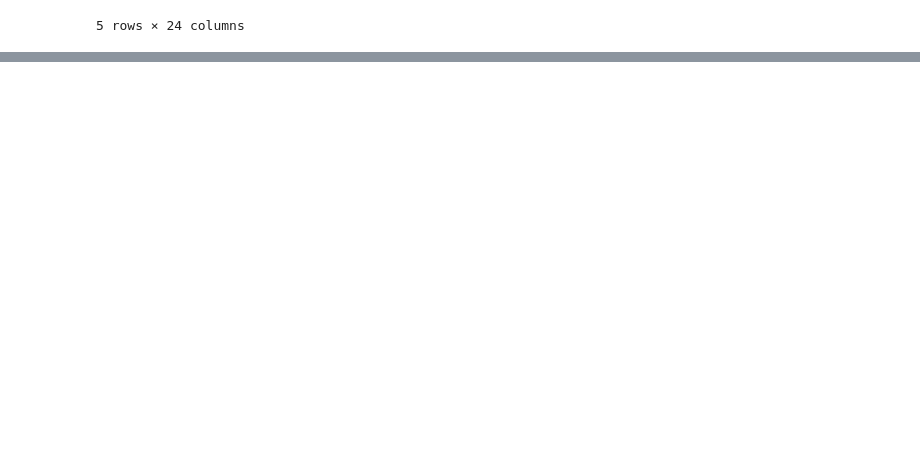
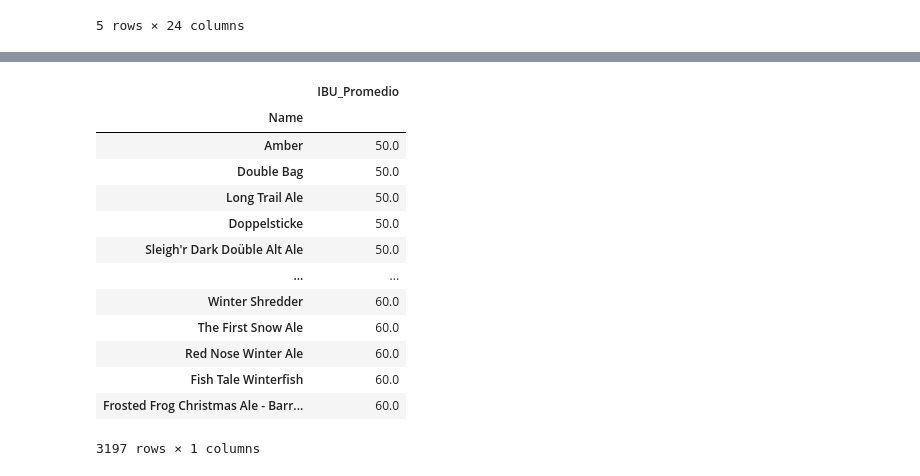
Before and after one commit to JMRRT1992/Coderhouse, a Jupyter notebook: Proyecto/Data/Raw/Entrega 2/vizualizacion_ReyesRetanaT.ipynb, the cells around one changed output, grey strips where cells are left out. Cells and saved outputs as stored; diff of their text form; code cells hidden in the pictures; blank space fills up the shorter version.

```diff
--- a/Proyecto/Data/Raw/Entrega 2/vizualizacion_ReyesRetanaT.ipynb
+++ b/Proyecto/Data/Raw/Entrega 2/vizualizacion_ReyesRetanaT.ipynb
@@ -227,0 +267,19 @@ plt.show()
+# %%
+#Obtenemos un array con el promedio de IBU de cada cerveza.
+prom_IBU = pd.DataFrame(wrk_df["Min IBU"] + wrk_df["Max IBU"] / 2, columns = ['IBU_Promedio'])
+prom_IBU
+# %% [output]
+|  | IBU_Promedio |
+| Name |  |
+| Amber | 50.0 |
+| Double Bag | 50.0 |
+| Long Trail Ale | 50.0 |
+| Doppelsticke | 50.0 |
+| Sleigh'r Dark Doüble Alt Ale | 50.0 |
+| ... | ... |
+| Winter Shredder | 60.0 |
+| The First Snow Ale | 60.0 |
+| Red Nose Winter Ale | 60.0 |
+| Fish Tale Winterfish | 60.0 |
+| Frosted Frog Christmas Ale - Barr... | 60.0 |
+3197 rows × 1 columns
```
Also changed, not shown: parts of 24 cells of this notebook.
